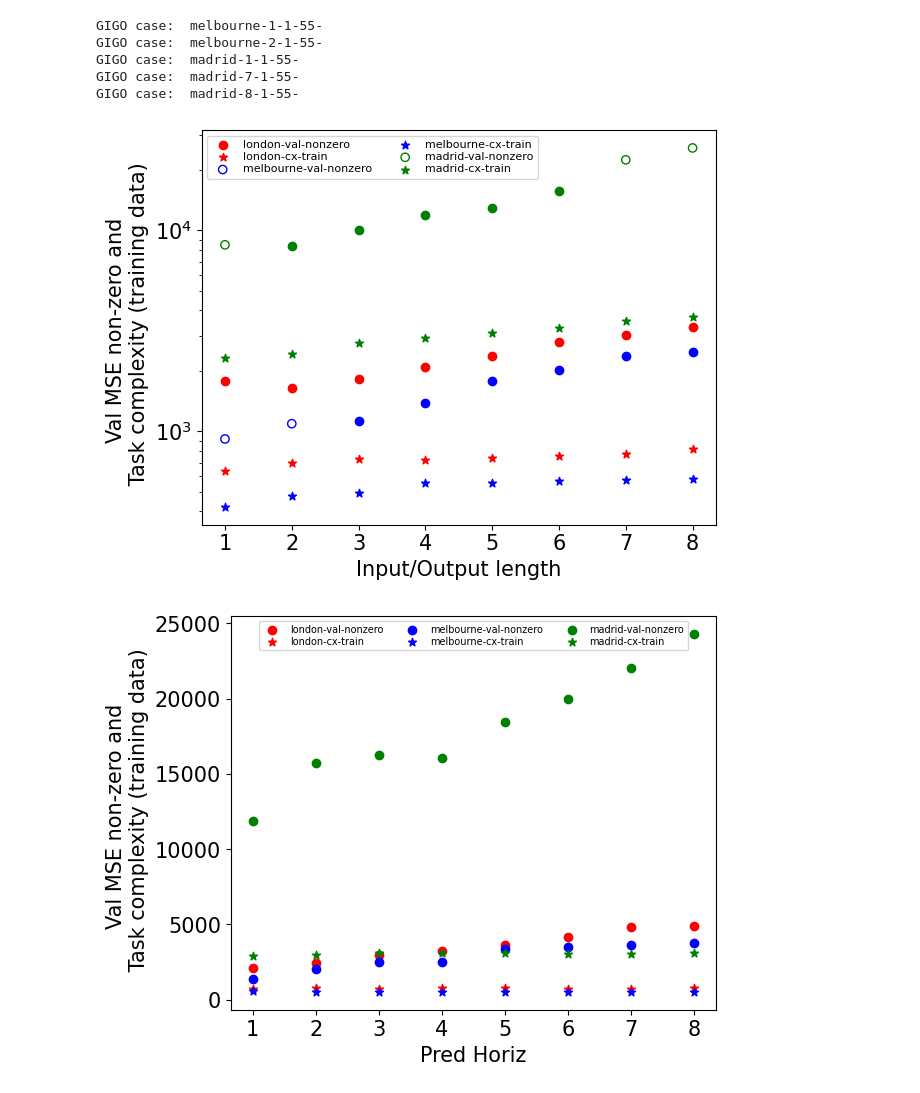
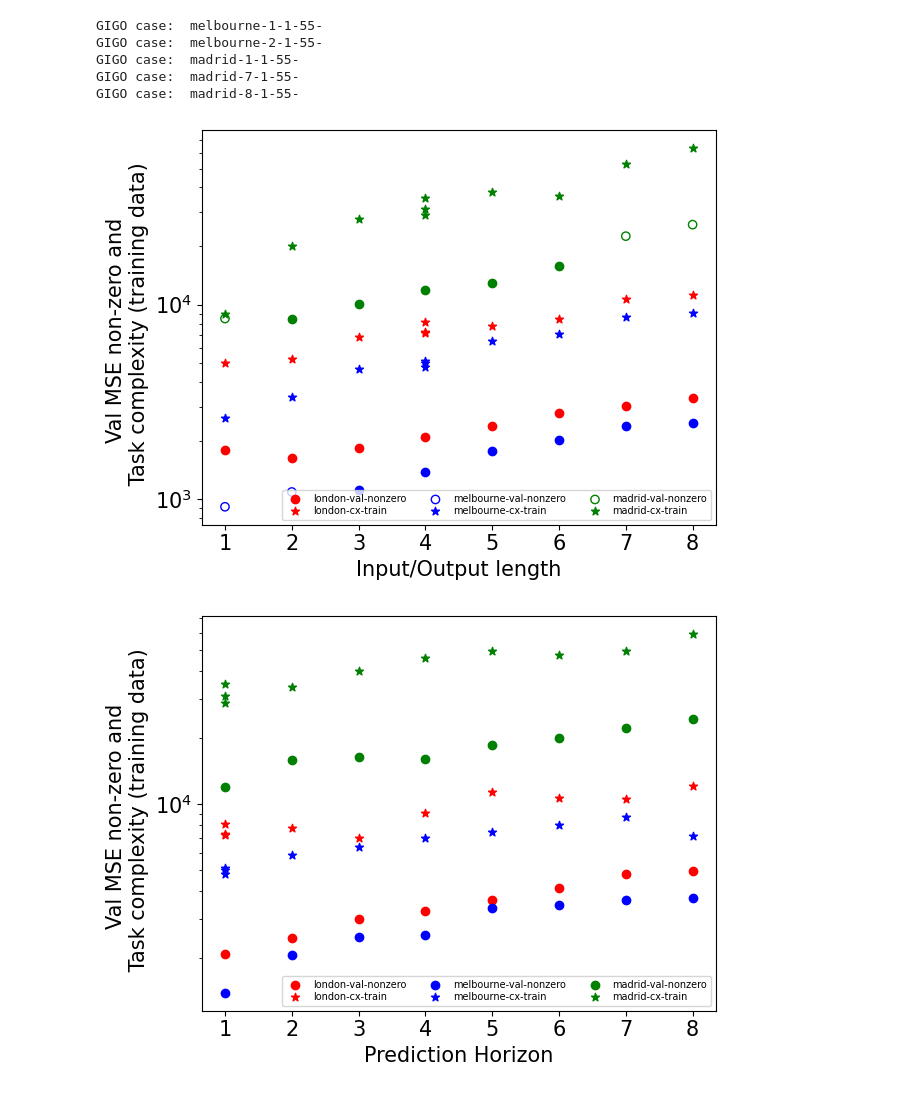
Before and after one commit to mie-lab/Complexity-Aware-Traffic-Prediction, a Jupyter notebook: exploration/CATP/plotting/analyse_validation_csv.ipynb, the cells around one changed output. Drawn from its saved outputs; the diff is of its cells as text; code cells hidden in the pictures.

```diff
--- a/exploration/CATP/plotting/analyse_validation_csv.ipynb
+++ b/exploration/CATP/plotting/analyse_validation_csv.ipynb
@@ -35,7 +29,6 @@ import pandas as pd
 city_color = {"london" : "red",
              "melbourne": "blue",
              "madrid": "green"}
-df.head()
 
 # scales
 for city in config.city_list:
@@ -108,8 +101,7 @@ for city in config.city_list:
         cityname = city.lower()
 
         city_label_printed = []
-        df = pd.read_csv("PM_results_all_cities.csv")
-        # df = pd.read_csv("PM_complexity_results_all_cities_io_4_only_back_margins_wide.csv")
+        df = pd.read_csv("PM_complexity_results_all_cities_io_4_standard_wide_margins_run_1.csv")
 
 
         for scale in config.scales[::-1]:
@@ -129,13 +121,13 @@ for city in config.city_list:
                         # no worries, will be plotted multiple times # this is three times because of first combination overlap
 
                     # if printing only one star even if multiple present, uncomment below:
-                    range_ = [0]
+                    # range_ = [0]
 
                     for i in range_:
                         if cityname in city_label_printed:
-                            plt.scatter(scale, filtered_rows.iloc[i][CSR_type], marker='*',color=city_color[cityname], alpha=1)
+                            plt.scatter(scale,  filtered_rows.iloc[i][CSR_type] / 500, marker='*',color=city_color[cityname], alpha=1)
                         else:
-                            plt.scatter(scale, filtered_rows.iloc[i][CSR_type], marker='*',color=city_color[cityname], label=cityname + "-cx-train", alpha=1)
+                            plt.scatter(scale,  filtered_rows.iloc[i][CSR_type] / 500, marker='*',label=cityname + "-cx-train", alpha=1, color=city_color[cityname])
                             city_label_printed.append(cityname)
 
 plt.xlabel("Scales", fontsize=15)
@@ -177,7 +149,6 @@ import pandas as pd
 city_color = {"london" : "red",
              "melbourne": "blue",
              "madrid": "green"}
-df.head()
 
 # scales
 for city in config.city_list:
@@ -250,7 +221,7 @@ for city in config.city_list:
         cityname = city.lower()
 
         city_label_printed = []
-        df = pd.read_csv("PM_results_all_cities.csv")
+        df = pd.read_csv("PM_complexity_results_all_cities_io_4_standard_wide_margins_run_1.csv")
 
 
         for scale in config.scales_def:
@@ -270,13 +241,14 @@ for city in config.city_list:
                         # no worries, will be plotted multiple times # this is three times because of first combination overlap
 
                     # if printing only one star even if multiple present, uncomment below:
-                    range_ = [0]
+                    # range_ = [0]
+
 
                     for i in range_:
                         if cityname in city_label_printed:
-                            plt.scatter(i_o_length, filtered_rows.iloc[i][CSR_type], marker='*',color=city_color[cityname], alpha=1)
+                            plt.scatter(i_o_length,  filtered_rows.iloc[i][CSR_type]/500, marker='*',color=city_color[cityname], alpha=1)
                         else:
-                            plt.scatter(i_o_length, filtered_rows.iloc[i][CSR_type], marker='*',color=city_color[cityname], label=cityname + "-cx-train", alpha=1)
+                            plt.scatter(i_o_length,  filtered_rows.iloc[i][CSR_type]/500 , marker='*',label=cityname + "-cx-train", alpha=1, color=city_color[cityname])
                             city_label_printed.append(cityname)
 
 plt.xlabel("Input/Output length", fontsize=15)
@@ -284,9 +256,9 @@ plt.ylabel("Val MSE non-zero and \n Task complexity (training data)", fontsize=1
 plt.yscale('log')
 plt.xticks(fontsize=15)
 plt.yticks(fontsize=15)
-plt.legend(loc="upper left", fontsize=8, ncol=2, labelspacing=0.2)
+plt.legend(loc="lower right", fontsize=7, ncol=3, labelspacing=0.2)
 plt.tight_layout()
-plt.savefig("IO_horiz_csr_val_combo.png")
+plt.savefig("i_o_length_csr_val_combo.png")
 plt.show()
 # %% [output]
 GIGO case:  melbourne-1-1-55-
@@ -294,14 +266,13 @@ GIGO case:  melbourne-2-1-55-
 GIGO case:  madrid-1-1-55-
 GIGO case:  madrid-7-1-55-
 GIGO case:  madrid-8-1-55-
-[figure, old version]
+[figure, new version]
 # %%
 import pandas as pd
 
 city_color = {"london" : "red",
              "melbourne": "blue",
              "madrid": "green"}
-df.head()
 
 # scales
 for city in config.city_list:
@@ -374,43 +345,44 @@ for city in config.city_list:
         cityname = city.lower()
 
         city_label_printed = []
-        df = pd.read_csv("PM_results_all_cities.csv")
+        df = pd.read_csv("PM_complexity_results_all_cities_io_4_standard_wide_margins_run_1.csv")
 
 
         for scale in config.scales_def:
             for i_o_length in config.i_o_lengths_def:
                 for pred_horiz in config.pred_horiz:
                     filtered_rows = df[    \
                                        (df["i_o_length"]==i_o_length) & \
                                        (df["grid_size"]==scale) & \
                                        (df["prediction_horizon"]==pred_horiz) &\
                                        (df["cityname"]==cityname)
                                       ]
                     if filtered_rows.shape[0] == 1:
                         range_ = [0]
                     else:
                         range_ = list(range(filtered_rows.shape[0]))
                         # sprint (cityname, scale, i_o_length, pred_horiz, filtered_rows.shape)
                         # no worries, will be plotted multiple times # this is three times because of first combination overlap
 
                     # if printing only one star even if multiple present, uncomment below:
-                    range_ = [0]
+                    # range_ = [0]
+
 
                     for i in range_:
                         if cityname in city_label_printed:
-                            plt.scatter(pred_horiz, filtered_rows.iloc[i][CSR_type], marker='*',color=city_color[cityname], alpha=1)
+                            plt.scatter(pred_horiz,  filtered_rows.iloc[i][CSR_type]/500 , marker='*',color=city_color[cityname], alpha=1)
                         else:
-                            plt.scatter(pred_horiz, filtered_rows.iloc[i][CSR_type], marker='*',color=city_color[cityname], label=cityname + "-cx-train", alpha=1)
+                            plt.scatter(pred_horiz,  filtered_rows.iloc[i][CSR_type]/500, marker='*',label=cityname + "-cx-train", alpha=1, color=city_color[cityname])
                             city_label_printed.append(cityname)
 
-plt.xlabel("Pred Horiz", fontsize=15)
+plt.xlabel("Prediction Horizon", fontsize=15)
 plt.ylabel("Val MSE non-zero and \n Task complexity (training data)", fontsize=15)
-# plt.yscale('log')
+plt.yscale('log')
 plt.xticks(fontsize=15)
 plt.yticks(fontsize=15)
-plt.legend(loc="upper center", fontsize=7, ncol=3, labelspacing=0.2)
+plt.legend(loc="lower right", fontsize=7, ncol=3, labelspacing=0.2)
 plt.tight_layout()
-plt.savefig("Pred_horiz_csr_val_combo.png")
+plt.savefig("pred_horiz_csr_val_combo.png")
 plt.show()
 # %% [output]
-[figure, old version]
+[figure, new version]
```
Also changed, not shown: parts of 8 cells of this notebook, 29 other files.
